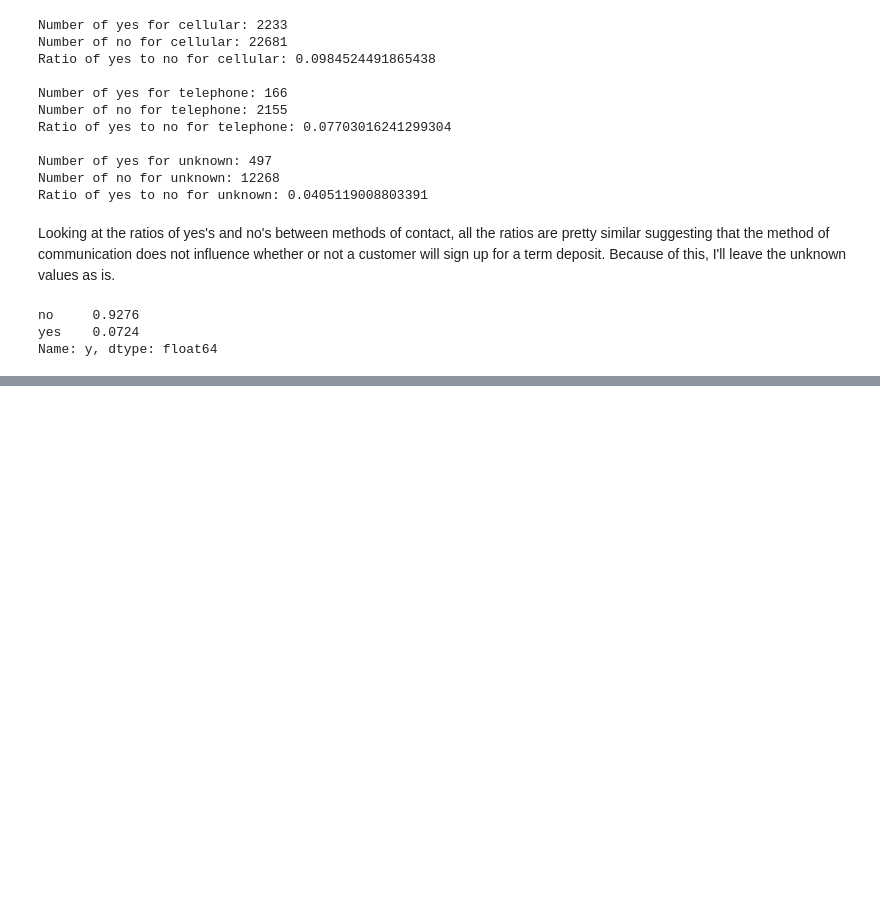
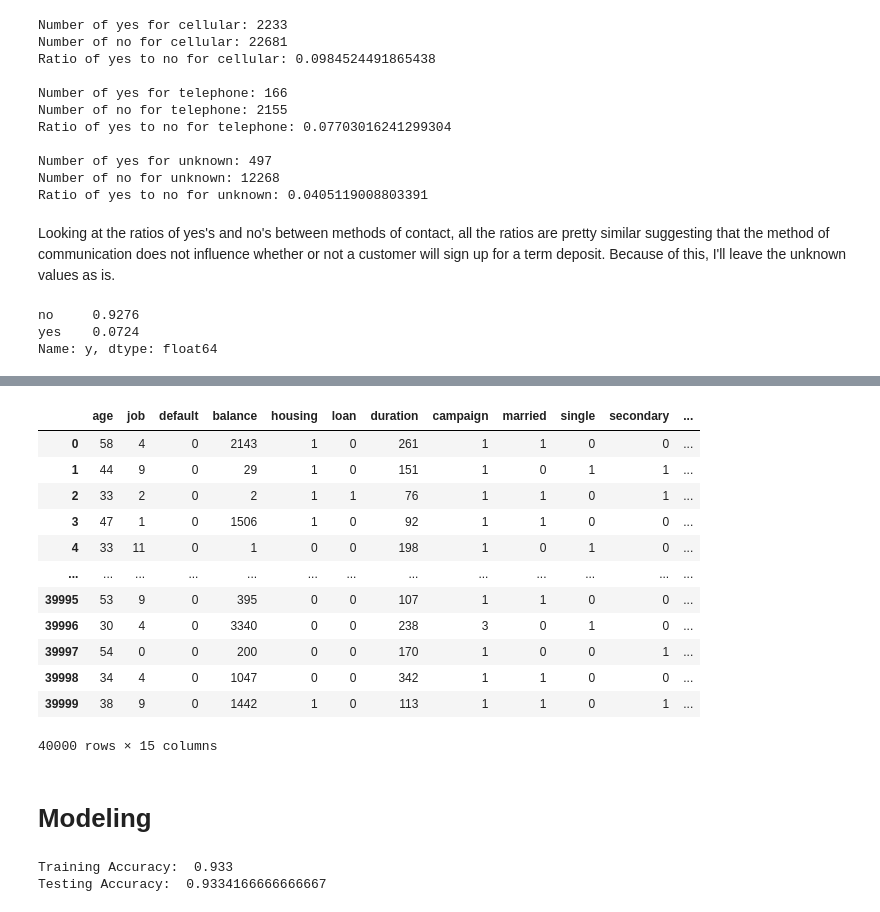
Before and after one commit to c-woo/Term-Deposit-Marketing, a Jupyter notebook: hEKjo7ytguAZ49JN.ipynb, the cells around one changed output, grey strips where cells are left out. Drawn from its saved outputs; the diff is of its cells as text; code cells hidden in the pictures; blank space fills up the shorter version.

Commit message:
begin modeling

```diff
--- a/hEKjo7ytguAZ49JN.ipynb
+++ b/hEKjo7ytguAZ49JN.ipynb
@@ -220,7 +238,10 @@ cat_columns = ['default', 'housing', 'loan', 'y']
 
 for name in cat_columns:
     df[name].replace(to_replace={'yes':1, 'no':0}, inplace=True)
+# %%
+X = df.drop(labels=['y'], axis=1)
+y = df['y']
 # %%
 ## drop the day and month columns because they are unnecessary
 
-df.drop(['day', 'month'], axis=1, inplace=True)
+X.drop(['day', 'month'], axis=1, inplace=True)
@@ -226,0 +257,10 @@ df.drop(['day', 'month'], axis=1, inplace=True)
+# %%
+## create dummies for categorical variables except for job because job has too many unique values
+
+marital_dummies = pd.get_dummies(X['marital'], drop_first=True)
+education_dummies = pd.get_dummies(X['education'], drop_first=True)
+contact_dummies = pd.get_dummies(X['contact'], drop_first=True)
+
+X_dummies = pd.concat([X.drop(['marital', 'education', 'contact'], axis=1),
+                       marital_dummies, education_dummies, contact_dummies], axis=1)
+X_dummies.head()
@@ -226,0 +274,23 @@ df.drop(['day', 'month'], axis=1, inplace=True)
+# %%
+## use label encoder on job
+
+labelencoder = LabelEncoder()
+X_dummies['job'] = labelencoder.fit_transform(X_dummies['job'])
+# %%
+X_dummies
+# %% [output]
+|  | age | job | default | balance | housing | loan | duration | campaign | married | single | secondary | ... |
+| 0 | 58 | 4 | 0 | 2143 | 1 | 0 | 261 | 1 | 1 | 0 | 0 | ... |
+| 1 | 44 | 9 | 0 | 29 | 1 | 0 | 151 | 1 | 0 | 1 | 1 | ... |
+| 2 | 33 | 2 | 0 | 2 | 1 | 1 | 76 | 1 | 1 | 0 | 1 | ... |
+| 3 | 47 | 1 | 0 | 1506 | 1 | 0 | 92 | 1 | 1 | 0 | 0 | ... |
+| 4 | 33 | 11 | 0 | 1 | 0 | 0 | 198 | 1 | 0 | 1 | 0 | ... |
+| ... | ... | ... | ... | ... | ... | ... | ... | ... | ... | ... | ... | ... |
+| 39995 | 53 | 9 | 0 | 395 | 0 | 0 | 107 | 1 | 1 | 0 | 0 | ... |
+| 39996 | 30 | 4 | 0 | 3340 | 0 | 0 | 238 | 3 | 0 | 1 | 0 | ... |
+| 39997 | 54 | 0 | 0 | 200 | 0 | 0 | 170 | 1 | 0 | 0 | 1 | ... |
+| 39998 | 34 | 4 | 0 | 1047 | 0 | 0 | 342 | 1 | 1 | 0 | 0 | ... |
+| 39999 | 38 | 9 | 0 | 1442 | 1 | 0 | 113 | 1 | 1 | 0 | 1 | ... |
+40000 rows × 15 columns
+# %% [markdown]
+# Modeling
@@ -226,0 +301,16 @@ df.drop(['day', 'month'], axis=1, inplace=True)
+# %%
+## create a logistic regression model
+
+logreg = LogisticRegression(solver='liblinear')
+logreg.fit(X_train, y_train)
+
+## find out accuracy score
+
+y_hat_train = logreg.predict(X_train)
+y_hat_test = logreg.predict(X_test)
+
+print('Training Accuracy: ', accuracy_score(y_train, y_hat_train))
+print('Testing Accuracy: ', accuracy_score(y_test, y_hat_test))
+# %% [output]
+Training Accuracy:  0.933
+Testing Accuracy:  0.9334166666666667
```
Also changed, not shown: parts of 5 cells of this notebook.
